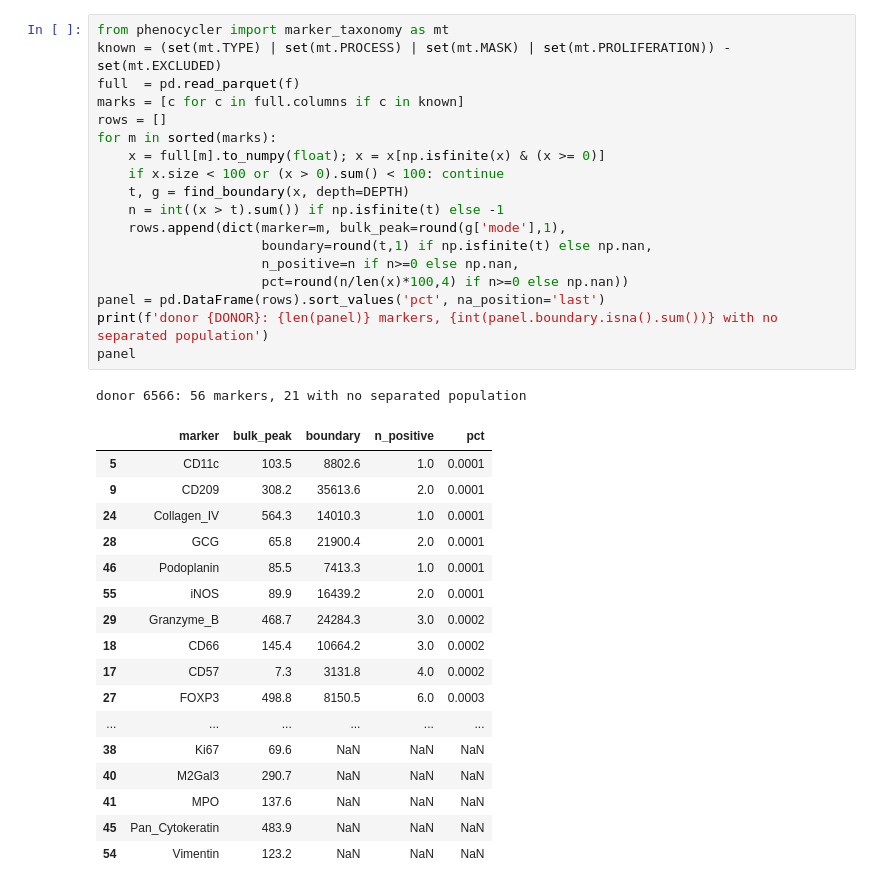
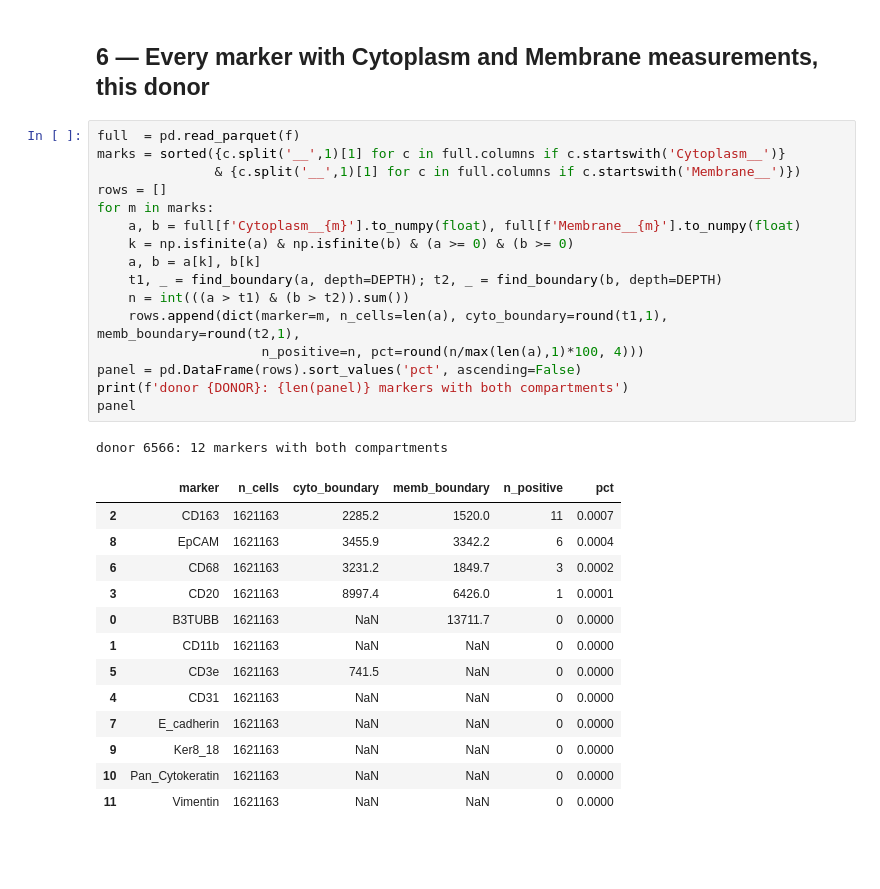
Before and after one commit to smith6jt-cop/Phenocycler_Analysis, a Jupyter notebook: notebooks/03_restore_normalize.ipynb, the cells around one changed output. Drawn from its saved outputs; the diff is of its cells as text; blank space fills up the shorter version.

```diff
--- a/notebooks/03_restore_normalize.ipynb
+++ b/notebooks/03_restore_normalize.ipynb
@@ -213,37 +210,33 @@ found for that marker on this donor — report it, do not force a call.
-# %%
-from phenocycler import marker_taxonomy as mt
-known = (set(mt.TYPE) | set(mt.PROCESS) | set(mt.MASK) | set(mt.PROLIFERATION)) - set(mt.EXCLUDED)
-full  = pd.read_parquet(f)
-marks = [c for c in full.columns if c in known]
-rows = []
-for m in sorted(marks):
-    x = full[m].to_numpy(float); x = x[np.isfinite(x) & (x >= 0)]
-    if x.size < 100 or (x > 0).sum() < 100: continue
-    t, g = find_boundary(x, depth=DEPTH)
-    n = int((x > t).sum()) if np.isfinite(t) else -1
-    rows.append(dict(marker=m, bulk_peak=round(g['mode'],1),
-                     boundary=round(t,1) if np.isfinite(t) else np.nan,
-                     n_positive=n if n>=0 else np.nan,
-                     pct=round(n/len(x)*100,4) if n>=0 else np.nan))
-panel = pd.DataFrame(rows).sort_values('pct', na_position='last')
-print(f'donor {DONOR}: {len(panel)} markers, {int(panel.boundary.isna().sum())} with no separated population')
-panel
-# %% [output]
-donor 6566: 56 markers, 21 with no separated population
-|  | marker | bulk_peak | boundary | n_positive | pct |
-| 5 | CD11c | 103.5 | 8802.6 | 1.0 | 0.0001 |
-| 9 | CD209 | 308.2 | 35613.6 | 2.0 | 0.0001 |
-| 24 | Collagen_IV | 564.3 | 14010.3 | 1.0 | 0.0001 |
-| 28 | GCG | 65.8 | 21900.4 | 2.0 | 0.0001 |
-| 46 | Podoplanin | 85.5 | 7413.3 | 1.0 | 0.0001 |
-| 55 | iNOS | 89.9 | 16439.2 | 2.0 | 0.0001 |
-| 29 | Granzyme_B | 468.7 | 24284.3 | 3.0 | 0.0002 |
-| 18 | CD66 | 145.4 | 10664.2 | 3.0 | 0.0002 |
-| 17 | CD57 | 7.3 | 3131.8 | 4.0 | 0.0002 |
-| 27 | FOXP3 | 498.8 | 8150.5 | 6.0 | 0.0003 |
-| ... | ... | ... | ... | ... | ... |
-| 38 | Ki67 | 69.6 | NaN | NaN | NaN |
-| 40 | M2Gal3 | 290.7 | NaN | NaN | NaN |
-| 41 | MPO | 137.6 | NaN | NaN | NaN |
-| 45 | Pan_Cytokeratin | 483.9 | NaN | NaN | NaN |
-| 54 | Vimentin | 123.2 | NaN | NaN | NaN |
+# %% [markdown]
+## 6 — Every marker with Cytoplasm and Membrane measurements, this donor
+# %%
+full  = pd.read_parquet(f)
+marks = sorted({c.split('__',1)[1] for c in full.columns if c.startswith('Cytoplasm__')}
+               & {c.split('__',1)[1] for c in full.columns if c.startswith('Membrane__')})
+rows = []
+for m in marks:
+    a, b = full[f'Cytoplasm__{m}'].to_numpy(float), full[f'Membrane__{m}'].to_numpy(float)
+    k = np.isfinite(a) & np.isfinite(b) & (a >= 0) & (b >= 0)
+    a, b = a[k], b[k]
+    t1, _ = find_boundary(a, depth=DEPTH); t2, _ = find_boundary(b, depth=DEPTH)
+    n = int(((a > t1) & (b > t2)).sum())
+    rows.append(dict(marker=m, n_cells=len(a), cyto_boundary=round(t1,1), memb_boundary=round(t2,1),
+                     n_positive=n, pct=round(n/max(len(a),1)*100, 4)))
+panel = pd.DataFrame(rows).sort_values('pct', ascending=False)
+print(f'donor {DONOR}: {len(panel)} markers with both compartments')
+panel
+# %% [output]
+donor 6566: 12 markers with both compartments
+|  | marker | n_cells | cyto_boundary | memb_boundary | n_positive | pct |
+| 2 | CD163 | 1621163 | 2285.2 | 1520.0 | 11 | 0.0007 |
+| 8 | EpCAM | 1621163 | 3455.9 | 3342.2 | 6 | 0.0004 |
+| 6 | CD68 | 1621163 | 3231.2 | 1849.7 | 3 | 0.0002 |
+| 3 | CD20 | 1621163 | 8997.4 | 6426.0 | 1 | 0.0001 |
+| 0 | B3TUBB | 1621163 | NaN | 13711.7 | 0 | 0.0000 |
+| 1 | CD11b | 1621163 | NaN | NaN | 0 | 0.0000 |
+| 5 | CD3e | 1621163 | 741.5 | NaN | 0 | 0.0000 |
+| 4 | CD31 | 1621163 | NaN | NaN | 0 | 0.0000 |
+| 7 | E_cadherin | 1621163 | NaN | NaN | 0 | 0.0000 |
+| 9 | Ker8_18 | 1621163 | NaN | NaN | 0 | 0.0000 |
+| 10 | Pan_Cytokeratin | 1621163 | NaN | NaN | 0 | 0.0000 |
+| 11 | Vimentin | 1621163 | NaN | NaN | 0 | 0.0000 |
```
Also changed, not shown: parts of 20 cells of this notebook, 5 other files.
